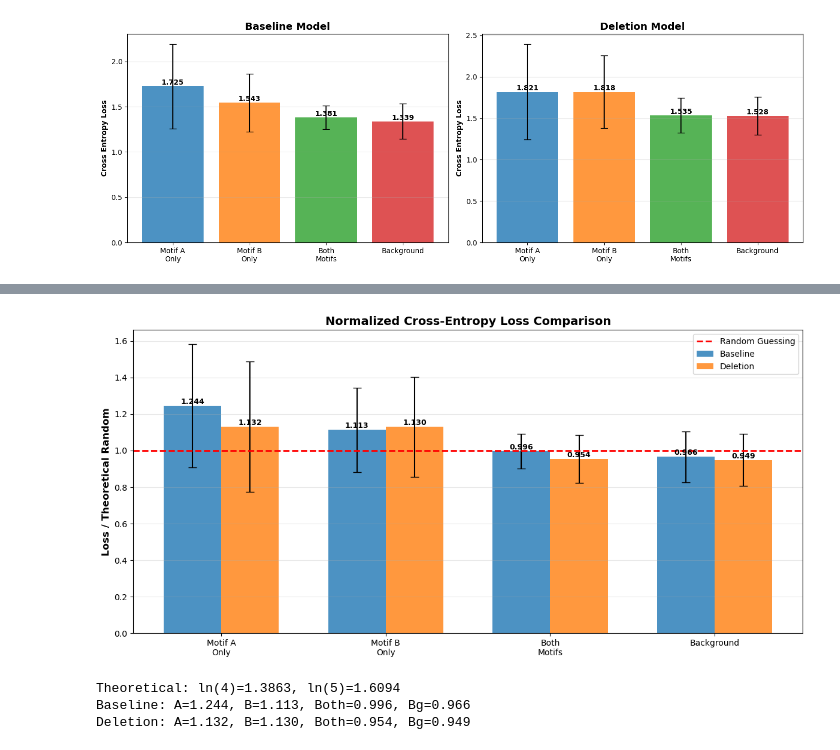
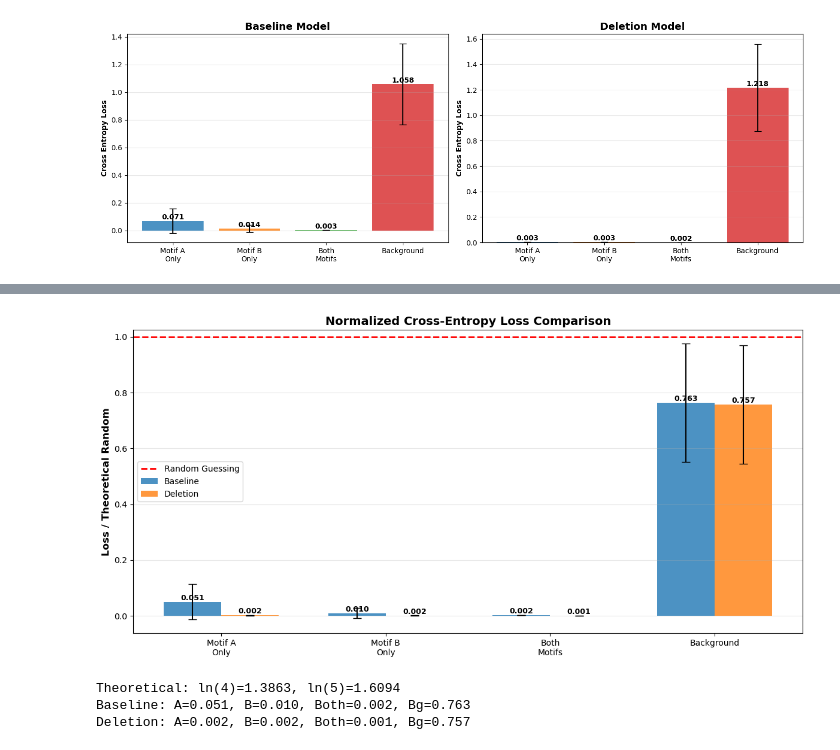
Before and after one commit to LegoCreation/InsDelGLM, a Jupyter notebook: notebooks/Cross_Entropy_Test.ipynb, the cells around one changed output, grey strips where cells are left out. Cells and saved outputs as stored; diff of their text form; code cells hidden in the pictures.

```diff
--- a/notebooks/Cross_Entropy_Test.ipynb
+++ b/notebooks/Cross_Entropy_Test.ipynb
@@ -12,16 +12,20 @@ from safetensors.torch import load_file
 os.chdir('/home/shishir-sunar/InsDelGLM')
 
 # Load model
-with open("model/Tiger_baseline_100k_1e-5/vocab.txt", "r") as f:
+with open("model/Gamma_baseline_100k_1e-5/vocab.txt", "r") as f:
     vocab = [line.strip() for line in f]
 tokenizer = DNATokenizer(vocab=vocab, deletion_token=False)
-model = DNABertForMaskedLM(BertConfig.from_json_file("model/Tiger_baseline_100k_1e-5/config.json"))
-model.load_state_dict(load_file("model/Tiger_baseline_100k_1e-5/model.safetensors"))
+model = DNABertForMaskedLM(BertConfig.from_json_file("model/Gamma_baseline_100k_1e-5/config.json"))
+model.load_state_dict(load_file("model/Gamma_baseline_100k_1e-5/model.safetensors"))
 device = torch.device("cuda" if torch.cuda.is_available() else "cpu")
 model.to(device).eval()
 
 test_data = pd.read_parquet("data/simulated/baseline_test.parquet")
-motifs = ["CGTAGGTC", "GTAACGCTCC"]
+
+# Read motifs from file
+with open("data/simulated/motifs.txt", "r") as f:
+    motifs = [line.strip() for line in f]
+
 mask_id = tokenizer._convert_token_to_id('[MASK]')
 cls_id = tokenizer._convert_token_to_id('[CLS]')
 sep_id = tokenizer._convert_token_to_id('[SEP]')
@@ -118,15 +118,15 @@ print("DELETION MODEL (Tiger_gap_prob) - Proper MLM Test")
 print("=" * 50)
 
 # Load deletion model with gap support
-with open("model/Tiger_deletion_100k_1e-5/vocab.txt", "r") as f:
+with open("model/Panther_deletion_100k_1e-5/vocab.txt", "r") as f:
     del_vocab = [line.strip() for line in f]
 del_tokenizer = DNATokenizer(vocab=del_vocab, deletion_token=True)
-del_model = DNABertForMaskedLM(BertConfig.from_json_file("model/Tiger_deletion_100k_1e-5/config.json"))
-del_model.load_state_dict(load_file("model/Tiger_deletion_100k_1e-5/model.safetensors"))
+del_model = DNABertForMaskedLM(BertConfig.from_json_file("model/Panther_deletion_100k_1e-5/config.json"))
+del_model.load_state_dict(load_file("model/Panther_deletion_100k_1e-5/model.safetensors"))
 del_model.to(device).eval()
 
 # Load test data with gaps
-del_test_data = pd.read_parquet("data/simulated/test.parquet")
+del_test_data = pd.read_parquet("data/simulated/old_test.parquet")
 del_mask_id = del_tokenizer._convert_token_to_id('[MASK]')
 del_cls_id = del_tokenizer._convert_token_to_id('[CLS]')
 del_sep_id = del_tokenizer._convert_token_to_id('[SEP]')
@@ -326,7 +207,7 @@ import matplotlib.pyplot as plt
 import numpy as np
 
 def test_motifs_combined(seq, model, tokenizer, motif_list, device):
-    """Test multiple motifs by masking ALL their positions at once"""
+    """Test multiple motifs by masking ONE token at a time and averaging"""
     tokens = [tokenizer._convert_token_to_id(c) for c in seq if tokenizer._convert_token_to_id(c) is not None]
     cls_id = tokenizer._convert_token_to_id('[CLS]')
     sep_id = tokenizer._convert_token_to_id('[SEP]')
@@ -344,34 +225,33 @@ def test_motifs_combined(seq, model, tokenizer, motif_list, device):
     if not motif_positions:
         return None
 
-    # Create a single masked input with ALL motif positions masked
-    masked = input_ids.copy()
-    for start, end, _ in motif_positions:
-        for i in range(end - start):
-            if start + 1 + i < len(masked) - 1:
-                masked[start + 1 + i] = mask_id
+    # Collect losses for each individual masked position
+    all_losses = []
 
-    # Get predictions
-    with torch.no_grad():
-        output = model(torch.tensor([masked], device=device), return_dict=True)
-        logits = output.logits[0]
-
-    # Calculate loss on ALL masked positions at once
-    pred_logits = []
-    truth_tokens = []
     for start, end, motif_tokens in motif_positions:
         for i, token in enumerate(motif_tokens):
-            if start + 1 + i < len(logits) - 1:
-                pred_logits.append(logits[start + 1 + i])
-                truth_tokens.append(token)
+            pos = start + 1 + i  # +1 for [CLS] token
+            if pos >= len(input_ids) - 1:  # Skip if position is invalid
+                continue
 
-    if not pred_logits:
-        return None
+            # Create masked input with ONLY this position masked
+            masked = input_ids.copy()
+            masked[pos] = mask_id
 
-    pred = torch.stack(pred_logits)
-    truth = torch.tensor(truth_tokens, device=device)
+            # Get predictions
+            with torch.no_grad():
+                output = model(torch.tensor([masked], device=device), return_dict=True)
+                logits = output.logits[0]
 
-    return F.cross_entropy(pred, truth).item()
+            # Calculate loss for this single position
+            pred_logit = logits[pos].unsqueeze(0)  # Shape: (1, vocab_size)
+            truth_token = torch.tensor([token], device=device)  # Shape: (1,)
+
+            loss = F.cross_entropy(pred_logit, truth_token)
+            all_losses.append(loss.item())
+
+    # Return average loss across all individual masked positions
+    return sum(all_losses) / len(all_losses) if all_losses else None
 
 def analyze_dataset(data, model, tokenizer, device):
     """Analyze all sequences - categorize by motif presence"""
@@ -382,8 +262,8 @@ def analyze_dataset(data, model, tokenizer, device):
         if count % 10 == 0:
             print(f"Processing {count}...")
 
-        # if count > 100:
-        #     break
+        if count > 100:
+            break
         seq = row['sequences']
 
         # Check which motifs are present
@@ -483,2 +363,2 @@ Deletion - Motif A only: 8504, Motif B only: 8574, Both: 2922, Background: 20000
-[figure, old version]
+[figure, new version]
 Baseline:
@@ -534,7 +414,7 @@ for name, res in [('Baseline', baseline_norm), ('Deletion', deletion_norm)]:
     print(f"{name}: A={np.mean(res['motif_a']):.3f}, B={np.mean(res['motif_b']):.3f}, "
           f"Both={np.mean(res['both']):.3f}, Bg={np.mean(res['background']):.3f}")
 # %% [output]
-[figure, old version]
+[figure, new version]
 Theoretical: ln(4)=1.3863, ln(5)=1.6094
-Baseline: A=1.244, B=1.113, Both=0.996, Bg=0.966
-Deletion: A=1.132, B=1.130, Both=0.954, Bg=0.949
+Baseline: A=0.051, B=0.010, Both=0.002, Bg=0.763
+Deletion: A=0.002, B=0.002, Both=0.001, Bg=0.757
```
Also changed, not shown: parts of 12 cells of this notebook, 11 other files.
